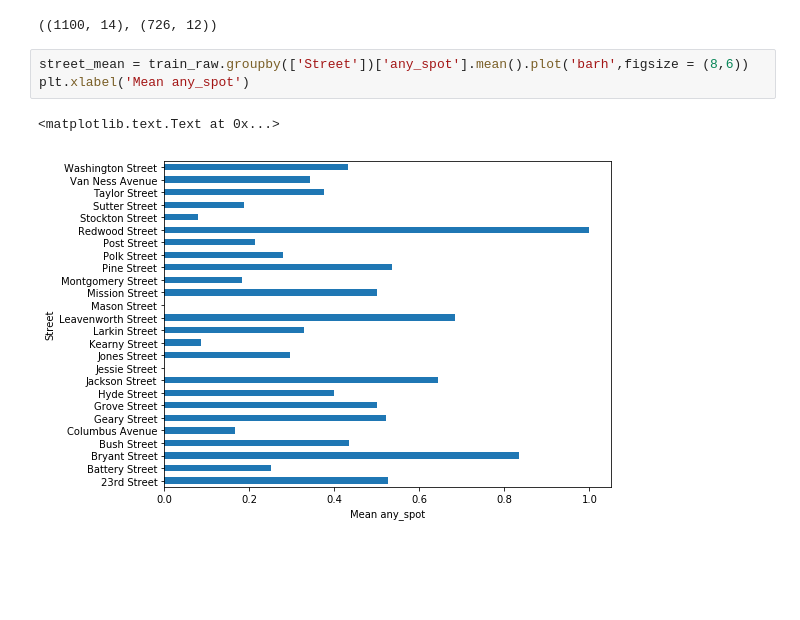
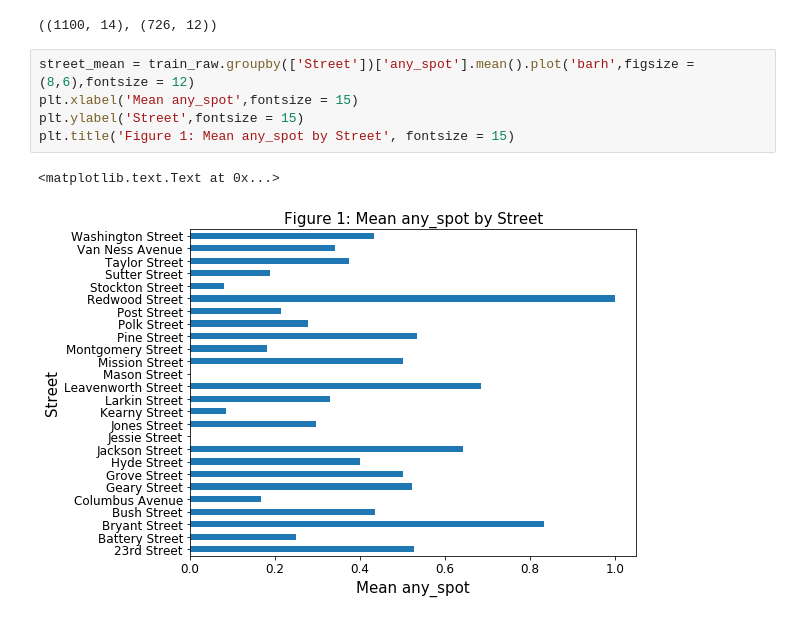
Before and after one commit to dyan10/SF-Parking-prediction-for-Parknav, a Jupyter notebook: Features/EDA.ipynb, the cells around one changed output. Saved outputs shown, nothing was run; the diff lists cells and outputs as text; blank space fills up the shorter version.

```diff
--- a/Features/EDA.ipynb
+++ b/Features/EDA.ipynb
@@ -42,11 +42,13 @@ train_raw.shape,test_raw.shape
 # %% [output]
 ((1100, 14), (726, 12))
 # %%
-street_mean = train_raw.groupby(['Street'])['any_spot'].mean().plot('barh',figsize = (8,6))
-plt.xlabel('Mean any_spot')
+street_mean = train_raw.groupby(['Street'])['any_spot'].mean().plot('barh',figsize = (8,6),fontsize = 12)
+plt.xlabel('Mean any_spot',fontsize = 15)
+plt.ylabel('Street',fontsize = 15)
+plt.title('Figure 1: Mean any_spot by Street', fontsize = 15)
 # %% [output]
 <matplotlib.text.Text at 0x...>
-[figure, old version]
+[figure, new version]
 # %%
 plt.figure(figsize = (15,8))
 plt.subplot(121)
```
Also changed, not shown: parts of 1 cell of this notebook, 1 other file.
